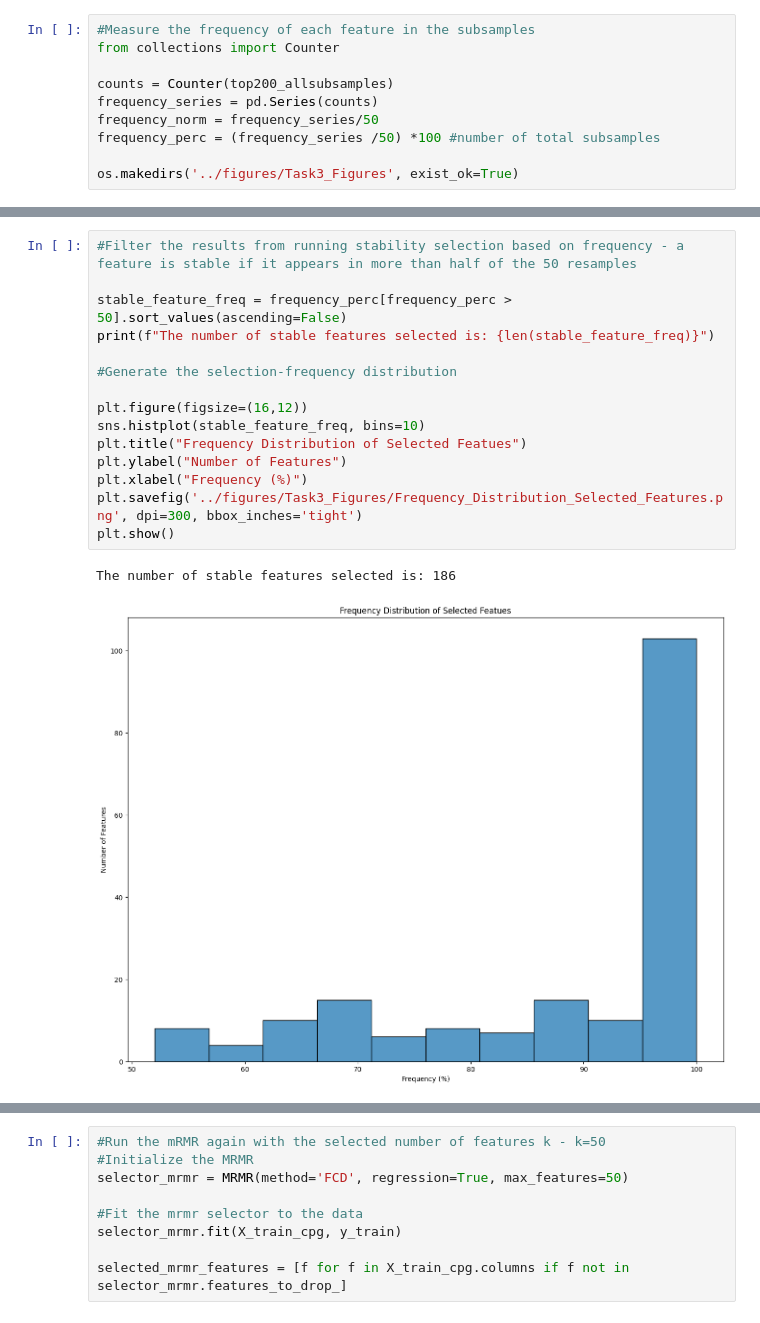
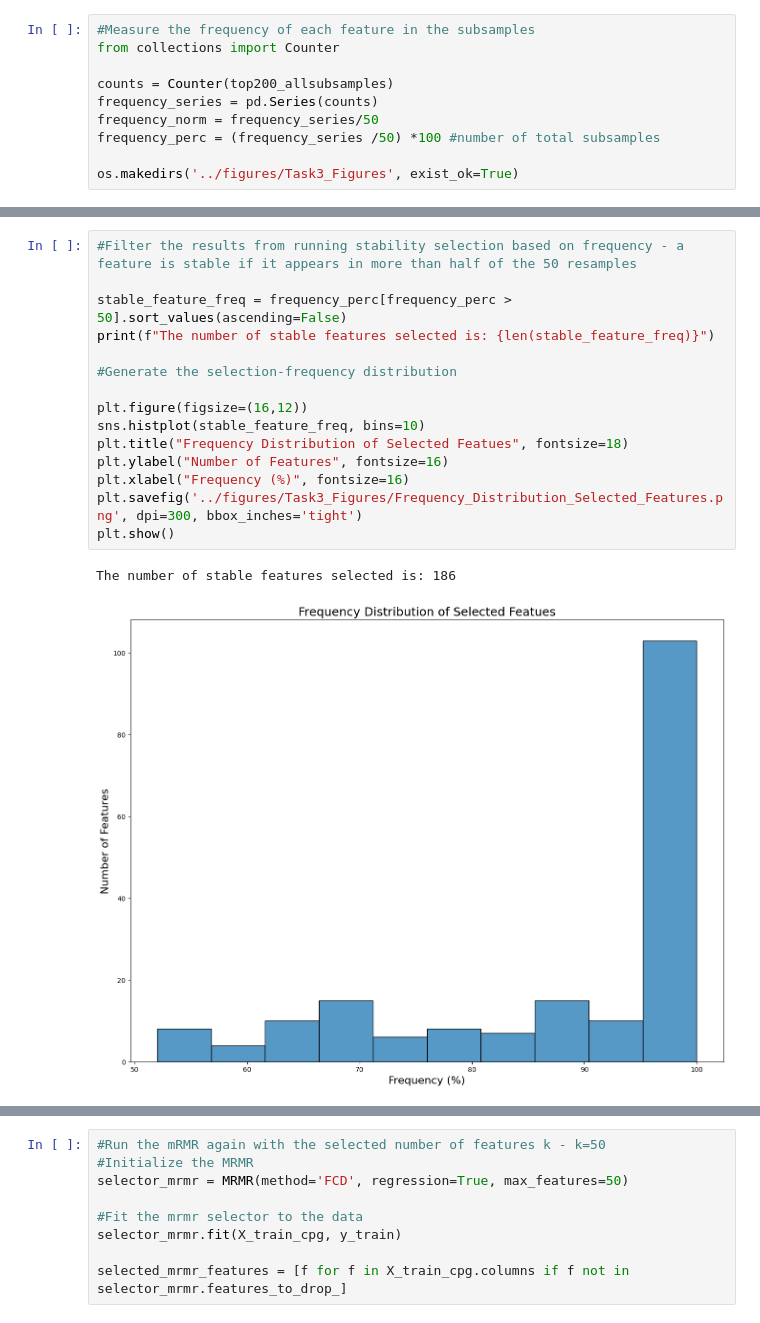
Before and after one commit to xanthippilouka/MLCB_Assignment1_Louka, a Jupyter notebook: notebooks/feature_selection.ipynb, the cells around one changed output, grey strips where cells are left out. Cells and saved outputs as stored; diff of their text form.

```diff
--- a/notebooks/feature_selection.ipynb
+++ b/notebooks/feature_selection.ipynb
@@ -99,20 +99,20 @@ plt.show()
 # %%
 #Filter the results from running stability selection based on frequency - a feature is stable if it appears in more than half of the 50 resamples
 
 stable_feature_freq = frequency_perc[frequency_perc > 50].sort_values(ascending=False)
 print(f"The number of stable features selected is: {len(stable_feature_freq)}")
 
 #Generate the selection-frequency distribution
 
 plt.figure(figsize=(16,12))
 sns.histplot(stable_feature_freq, bins=10)
-plt.title("Frequency Distribution of Selected Featues")
-plt.ylabel("Number of Features")
-plt.xlabel("Frequency (%)")
+plt.title("Frequency Distribution of Selected Featues", fontsize=18)
+plt.ylabel("Number of Features", fontsize=16)
+plt.xlabel("Frequency (%)", fontsize=16)
 plt.savefig('../figures/Task3_Figures/Frequency_Distribution_Selected_Features.png', dpi=300, bbox_inches='tight')
 plt.show()
 # %% [output]
 The number of stable features selected is: 186
-[figure, old version]
+[figure, new version]
 # %%
 #Minimum Redundancy Maximum Relevance - MRMR
```
Also changed, not shown: parts of 7 cells of this notebook, 15 other files.
